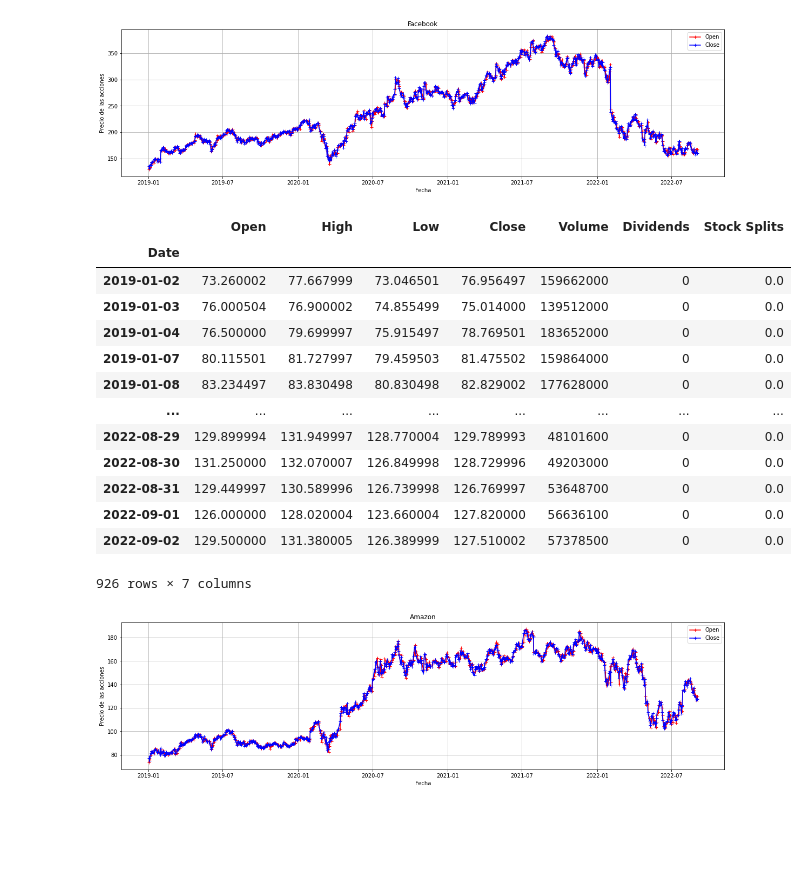
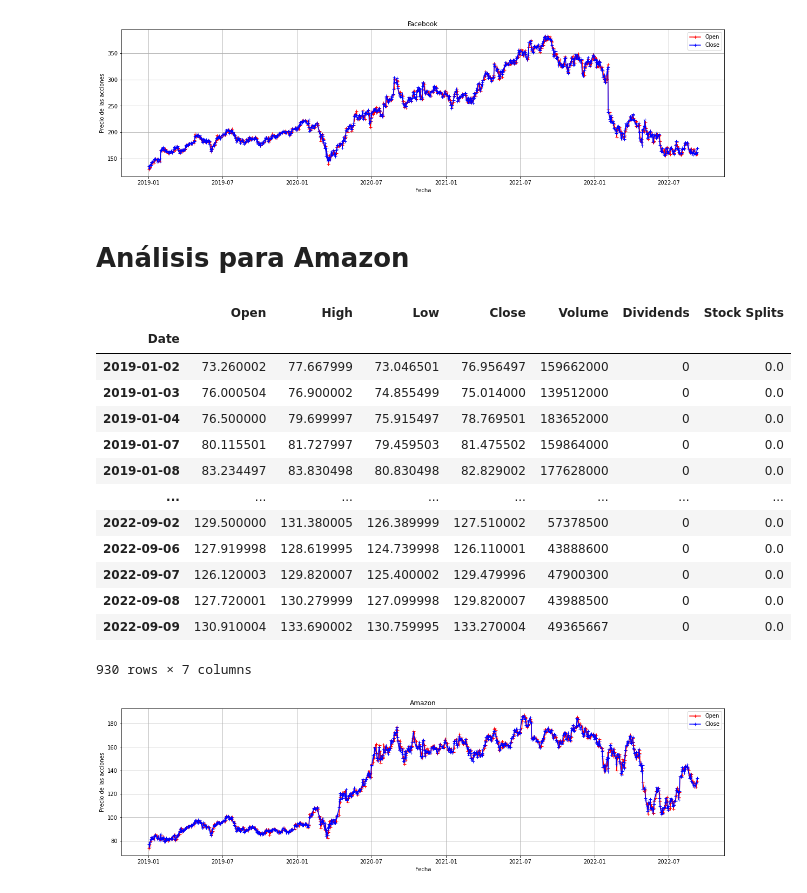
Before and after one commit to OscarCasasolaGarcia/Practicas, a Jupyter notebook: 1EDA/MD_Práctica3_EDA.ipynb, the cells around one changed output. Saved outputs shown, nothing was run; the diff lists cells and outputs as text; code cells hidden in the pictures; blank space fills up the shorter version.

```diff
--- a/1EDA/MD_Práctica3_EDA.ipynb
+++ b/1EDA/MD_Práctica3_EDA.ipynb
@@ -51,6 +52,9 @@ DataSpotify
 # %% [output]
 yfinance.Ticker object <SPOT>
 # %%
-SpotifyHist = DataSpotify.history(start = '2019-1-1', end = '2022-9-6', interval = '1d')
+today = pd.Timestamp.today()
+SpotifyHist = DataSpotify.history(start = '2019-1-1', end = today, interval = '1d')
 SpotifyHist
+# Se muestran los primeros 10 valores:
+# * SpotifyHist.head(10)
 # %% [output]
@@ -288,27 +279,29 @@ plt.legend()
 plt.show()
 # %% [output]
 [figure]
+# %% [markdown]
+# Análisis para Amazon
 # %%
 # Para Amazon
 DataAmazon = yf.Ticker('AMZN')
 # %%
-AmazonHist = DataAmazon.history(start = '2019-1-1', end = '2022-9-6', interval='1d')
+AmazonHist = DataAmazon.history(start = '2019-1-1', end = today, interval='1d')
 AmazonHist
 # %% [output]
 |  | Open | High | Low | Close | Volume | Dividends | Stock Splits |
 | Date |  |  |  |  |  |  |  |
 | 2019-01-02 | 73.260002 | 77.667999 | 73.046501 | 76.956497 | 159662000 | 0 | 0.0 |
 | 2019-01-03 | 76.000504 | 76.900002 | 74.855499 | 75.014000 | 139512000 | 0 | 0.0 |
 | 2019-01-04 | 76.500000 | 79.699997 | 75.915497 | 78.769501 | 183652000 | 0 | 0.0 |
 | 2019-01-07 | 80.115501 | 81.727997 | 79.459503 | 81.475502 | 159864000 | 0 | 0.0 |
 | 2019-01-08 | 83.234497 | 83.830498 | 80.830498 | 82.829002 | 177628000 | 0 | 0.0 |
 | ... | ... | ... | ... | ... | ... | ... | ... |
-| 2022-08-29 | 129.899994 | 131.949997 | 128.770004 | 129.789993 | 48101600 | 0 | 0.0 |
-| 2022-08-30 | 131.250000 | 132.070007 | 126.849998 | 128.729996 | 49203000 | 0 | 0.0 |
-| 2022-08-31 | 129.449997 | 130.589996 | 126.739998 | 126.769997 | 53648700 | 0 | 0.0 |
-| 2022-09-01 | 126.000000 | 128.020004 | 123.660004 | 127.820000 | 56636100 | 0 | 0.0 |
 | 2022-09-02 | 129.500000 | 131.380005 | 126.389999 | 127.510002 | 57378500 | 0 | 0.0 |
+| 2022-09-06 | 127.919998 | 128.619995 | 124.739998 | 126.110001 | 43888600 | 0 | 0.0 |
+| 2022-09-07 | 126.120003 | 129.820007 | 125.400002 | 129.479996 | 47900300 | 0 | 0.0 |
+| 2022-09-08 | 127.720001 | 130.279999 | 127.099998 | 129.820007 | 43988500 | 0 | 0.0 |
+| 2022-09-09 | 130.910004 | 133.690002 | 130.759995 | 133.270004 | 49365667 | 0 | 0.0 |
-926 rows × 7 columns
+930 rows × 7 columns
 # %%
 plt.figure(figsize=(20, 5))
 plt.plot(AmazonHist['Open'], color='red', marker='+', label='Open')
```
Also changed, not shown: parts of 38 cells of this notebook, 1 other file.
